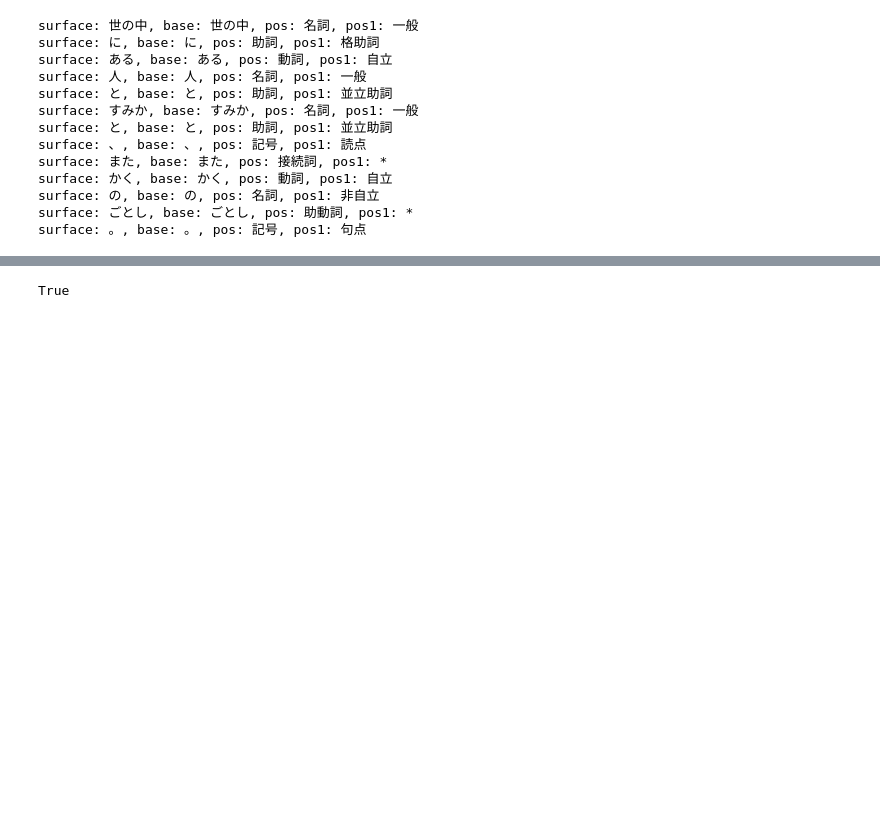
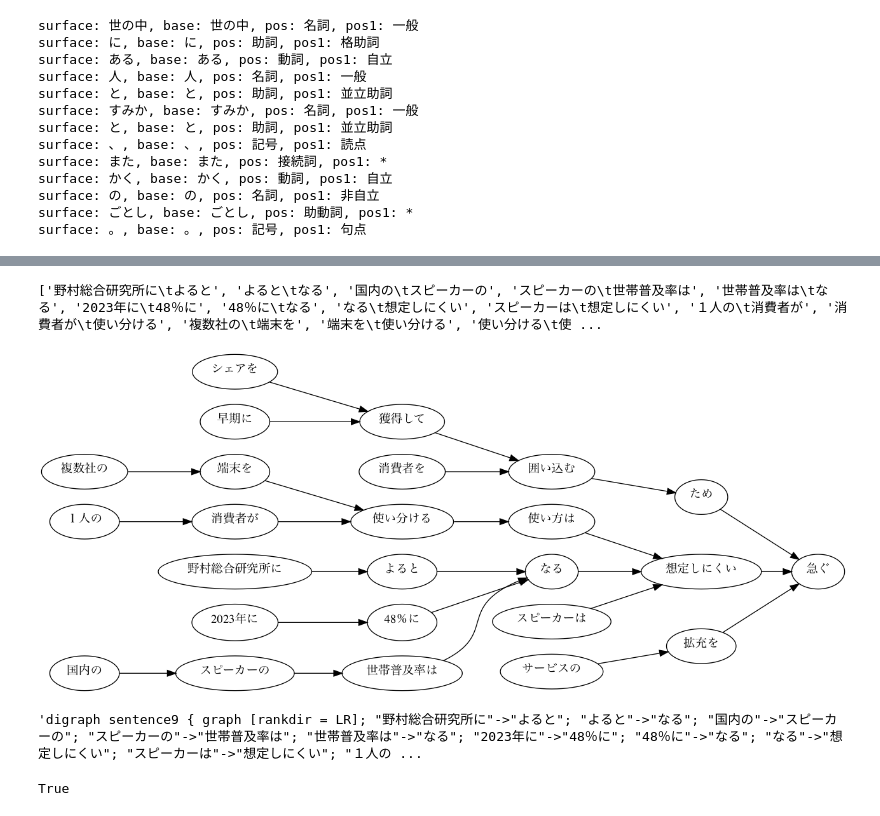
Before and after one commit to nakamods320yen/cabocha-samples, a Jupyter notebook: notebooks/parse tree of CaboCha.ipynb, the cells around one changed output, grey strips where cells are left out. Drawn from its saved outputs; the diff is of its cells as text; code cells hidden in the pictures; blank space fills up the shorter version.

```diff
--- a/notebooks/parse tree of CaboCha.ipynb
+++ b/notebooks/parse tree of CaboCha.ipynb
@@ -175,7 +175,7 @@ class Chunk:
 
     # 以下は後々使うメソッドです.
     def join_morphs(self) -> str:
-        return ''.join([_morph.surface for _morph in self.morphs if _morph.pos != '記号'])
+        return ''.join([_morph.surface for _morph in self.morphs if _morph.pos != '記号' or _morph.pos1 == 'アルファベット'])
 
     def has_noun(self) -> bool:
         return any([_morph.pos == '名詞' for _morph in self.morphs])
@@ -254,6 +254,6 @@ def make_chunk_list(analyzed_file_name: str) -> list:
 chunked_sentences = make_chunk_list('sample.txt.cabocha')
 
 # 3文目の形態素列を表示
-for chunk in chunked_sentences[0]:
+for chunk in chunked_sentences[9]:
     print(str(chunk))
 # %% [output]
@@ -288,6 +310,8 @@ import pydotplus
 def sentence_to_dot(idx: int, sentence: list) -> str:
     head = "digraph sentence{} ".format(idx)
     body_head = "{ graph [rankdir = LR]; "
+    if idx == 9:
+        print(sentence)
     body_list = ['"{}"->"{}"; '.format(*chunk_pair.split()) for chunk_pair in sentence]
 
     return head + body_head + ''.join(body_list) + '}'
@@ -308,21 +332,30 @@ def save_graph(dot: str, file_name: str) -> None:
 
 def show_graph(dot: str) -> None:
     g = pydotplus.graph_from_dot_data(dot)
-    print(g)
-    return graphviz.Source(g)
+    return Image(g.create_png())
 
 dots = sentences_to_dots(paired_sentences)
 
 for idx in range(0, len(dots)-1):
     Image(save_graph(dots[idx], 'graph{}.jpg'.format(idx)))
     # show_graph(dots[idx])
+# %% [output]
+['野村総合研究所に\tよると', 'よると\tなる', '国内の\tスピーカーの', 'スピーカーの\t世帯普及率は', '世帯普及率は\tなる', '2023年に\t48％に', '48％に\tなる', 'なる\t想定しにくい', 'スピーカーは\t想定しにくい', '１人の\t消費者が', '消費者が\t使い分ける', '複数社の\t端末を', '端末を\t使い分ける', '使い分ける\t使 ...
 # %%
 # graph = pydotplus.graph_from_dot_data(
 #   dot_data.getvalue()
 # )
 # Image(graph.create_png())
-g = pydotplus.graph_from_dot_data(dots[10])
-Image(g.create_png())
+# g = pydotplus.graph_from_dot_data(dots[10])
+# Image(g.create_png())
+
+show_graph(dots[9])
+# %% [output]
+[figure, added]
+# %%
+dots[9]
+# %% [output]
+'digraph sentence9 { graph [rankdir = LR]; "野村総合研究所に"->"よると"; "よると"->"なる"; "国内の"->"スピーカーの"; "スピーカーの"->"世帯普及率は"; "世帯普及率は"->"なる"; "2023年に"->"48％に"; "48％に"->"なる"; "なる"->"想定しにくい"; "スピーカーは"->"想定しにくい"; "１人の ...
 # %%
 # dots[11]
 g = pydotplus.graph_from_dot_data(dots[11])
```
Also changed, not shown: parts of 2 cells of this notebook.
